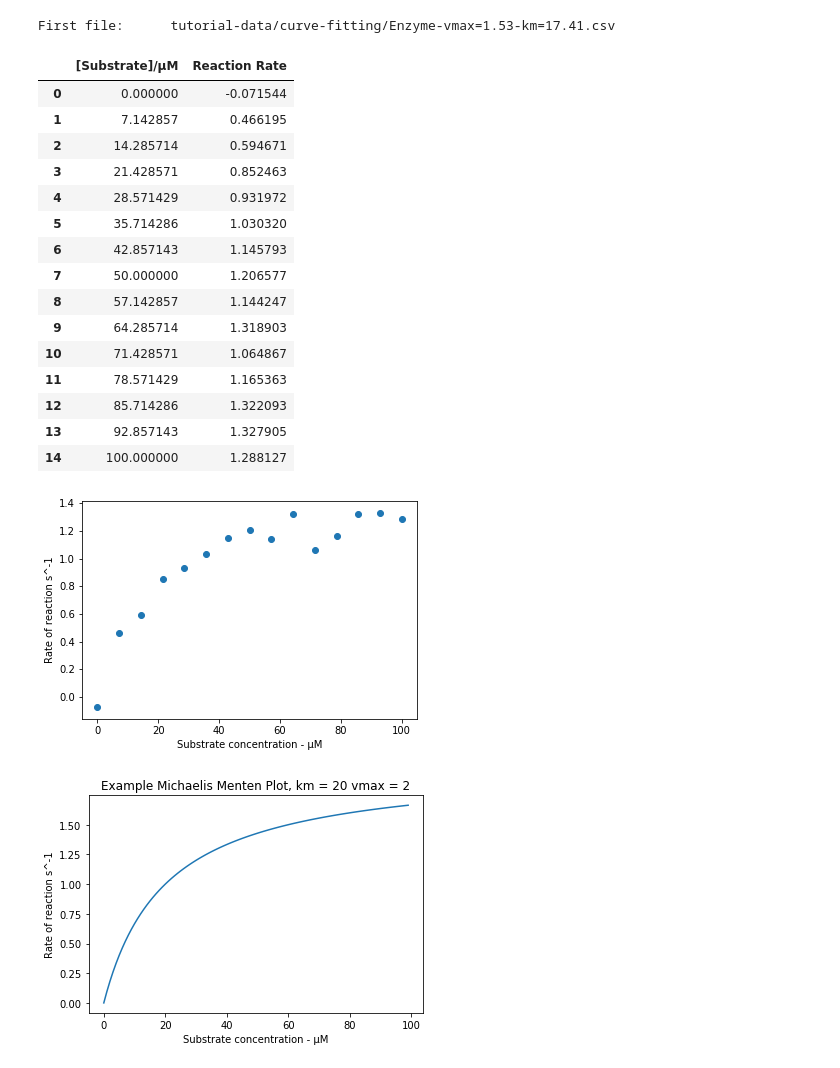
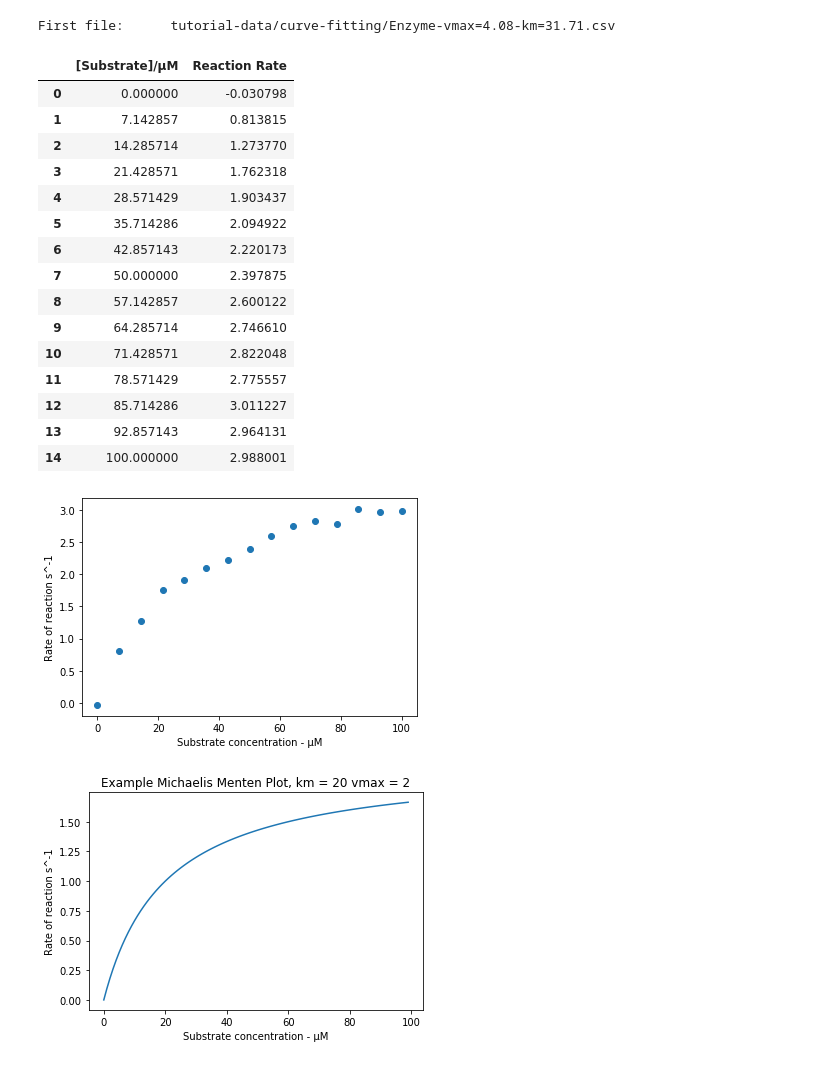
Before and after one commit to UoMMIB/Python-Club, a Jupyter notebook: Tutorials/Curve-Fitting.ipynb, the cells around one changed output. Saved outputs shown, nothing was run; the diff lists cells and outputs as text; code cells hidden in the pictures.

```diff
--- a/Tutorials/Curve-Fitting.ipynb
+++ b/Tutorials/Curve-Fitting.ipynb
@@ -15,33 +14,37 @@ Curve types:
 # %%
 import os
 import pandas as pd
 
 kinetics_data = [i for i in os.listdir('tutorial-data/curve-fitting') if 'Enzyme' in i]
 
-first_file_path = os.path.join('tutorial-data/curve-fitting', kinetics_data[0])
+
+kinetics_csvs = [i for i in kinetics_data if 'csv' in i]
+kinetics_excels = [i for i in kinetics_data if 'xlsx' in i]
+
+first_file_path = os.path.join('tutorial-data/curve-fitting', kinetics_csvs[0])
 print(f'First file: \t {first_file_path}')
 
 
 data = pd.read_csv(first_file_path, index_col =0)
 data
 # %% [output]
-First file:      tutorial-data/curve-fitting/Enzyme-vmax=1.53-km=17.41.csv
+First file:      tutorial-data/curve-fitting/Enzyme-vmax=4.08-km=31.71.csv
 |  | [Substrate]/µM | Reaction Rate |
-| 0 | 0.000000 | -0.071544 |
-| 1 | 7.142857 | 0.466195 |
-| 2 | 14.285714 | 0.594671 |
-| 3 | 21.428571 | 0.852463 |
-| 4 | 28.571429 | 0.931972 |
-| 5 | 35.714286 | 1.030320 |
-| 6 | 42.857143 | 1.145793 |
-| 7 | 50.000000 | 1.206577 |
-| 8 | 57.142857 | 1.144247 |
-| 9 | 64.285714 | 1.318903 |
-| 10 | 71.428571 | 1.064867 |
-| 11 | 78.571429 | 1.165363 |
-| 12 | 85.714286 | 1.322093 |
-| 13 | 92.857143 | 1.327905 |
-| 14 | 100.000000 | 1.288127 |
+| 0 | 0.000000 | -0.030798 |
+| 1 | 7.142857 | 0.813815 |
+| 2 | 14.285714 | 1.273770 |
+| 3 | 21.428571 | 1.762318 |
+| 4 | 28.571429 | 1.903437 |
+| 5 | 35.714286 | 2.094922 |
+| 6 | 42.857143 | 2.220173 |
+| 7 | 50.000000 | 2.397875 |
+| 8 | 57.142857 | 2.600122 |
+| 9 | 64.285714 | 2.746610 |
+| 10 | 71.428571 | 2.822048 |
+| 11 | 78.571429 | 2.775557 |
+| 12 | 85.714286 | 3.011227 |
+| 13 | 92.857143 | 2.964131 |
+| 14 | 100.000000 | 2.988001 |
 # %%
 import matplotlib.pyplot as plt
 
@@ -50,7 +53,7 @@ plt.ylabel('Rate of reaction s^-1')
 plt.xlabel('Substrate concentration - µM')
 plt.show()
 # %% [output]
-[figure, old version]
+[figure, new version]
 # %%
 def michaelis_menten(x,km,vmax):
     return (vmax*x)/(km + x)
```
Also changed, not shown: parts of 8 cells of this notebook.
